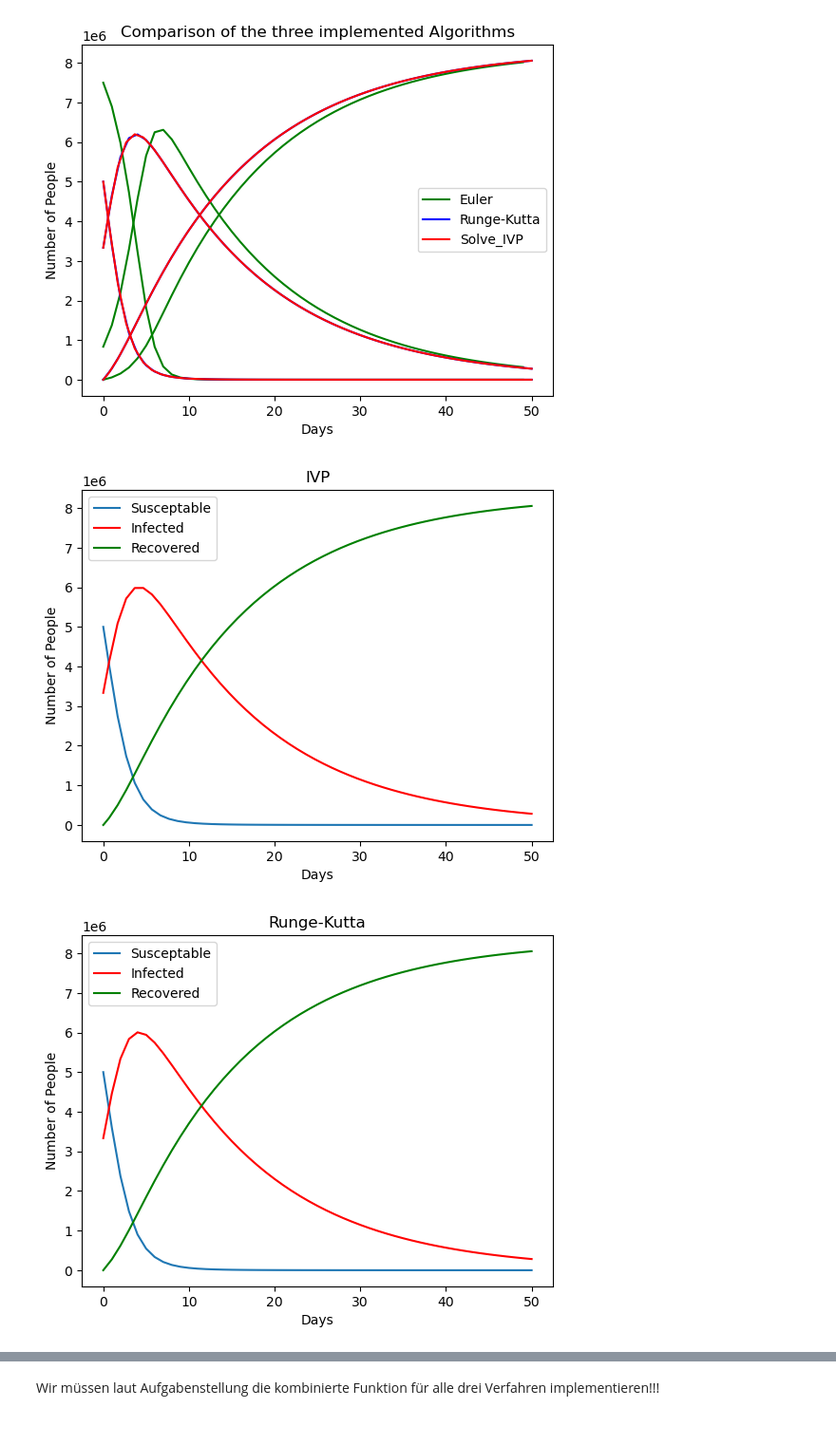
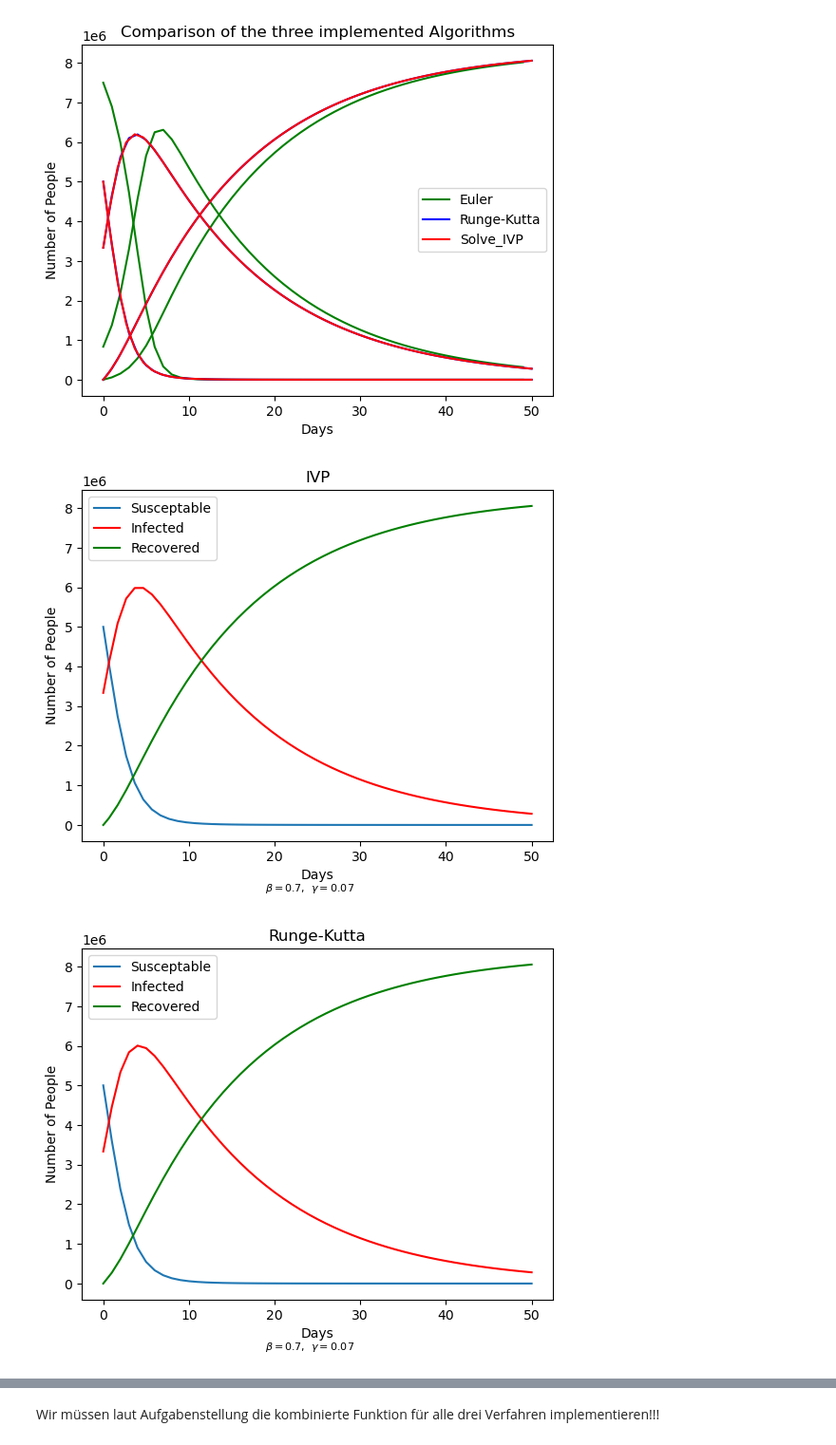
Before and after one commit to LoloSpirit/PlagueInc, a Jupyter notebook: Ausarbeitung_Projekt.ipynb, the cells around one changed output, grey strips where cells are left out. Shown at 95% size. Saved outputs shown, nothing was run; the diff lists cells and outputs as text; code cells hidden in the pictures.

```diff
--- a/Ausarbeitung_Projekt.ipynb
+++ b/Ausarbeitung_Projekt.ipynb
@@ -123,7 +123,7 @@ def cure_humanity():
 # %% [markdown]
 Es wird eine Funktion definiert die den zeitlichen Verlauf der SIR-Dynamik einer beliebigen Stadt als Plot darstellt. Dabei werden bereits drei Gruppen berücksichtigt, welche erst im erweiterten Modell betrachtet werden.
 # %%
-def plot_SIR(title, t, s, i, r, z=[], d=[], n=[]):
+def plot_SIR(title, t, s, i, r, z=[], d=[], n=[], values = {}):
     # Plot SIR values
     plt.close()
     plt.plot(t, s, label='Susceptable')
@@ -138,6 +138,15 @@ def plot_SIR(title, t, s, i, r, z=[], d=[], n=[]):
     plt.xlabel('Days')
     plt.ylabel('Number of People')
     plt.title(title)
+
+    # show all values provided underneath
+    subtitle = ''
+    for i, v in enumerate(values):
+        if i != 0:
+            subtitle += ',  '
+        subtitle += fr'${v} = {round(values[v],2)}$'
+
+    plt.figtext(.5,-.001, subtitle, fontsize=8, ha='center')
     plt.legend()
     plt.show()
 # %% [markdown]
@@ -279,10 +288,13 @@ Vergleicht man die drei Verfahren, so erkennt man, dass das Runge-Kutta-Verfahre
 test_city = cities['LHR']
 test_city.reset_city()
 test_city.infect_percent(.1)
+beta = 0.8
+gamma = 0.07
+days = 50
 
 plt.close()
 # plot euler
-t, s, i, r = calculate_SIR_euler(test_city, 0.8, 0.07, 50)
+t, s, i, r = calculate_SIR_euler(test_city, beta, gamma, days)
 plt.plot(t, s, c='green')
 plt.plot(t, i, c='green')
 plt.plot(t, r, c='green', label='Euler')
@@ -292,13 +304,13 @@ test_city.reset_city()
 test_city.infect_percent(.4)
 
 #plot runge-kutta
-t, s, i, r = calculate_SIR_runge_kutta(test_city, 0.8, 0.07, 50)
+t, s, i, r = calculate_SIR_runge_kutta(test_city, beta, gamma, days)
 plt.plot(t, s, c='blue')
 plt.plot(t, i, c='blue')
 plt.plot(t, r, c='blue', label='Runge-Kutta')
 
 # plot ivp
-sol = calculate_SIR_ivp(test_city, 0.8, 0.07, 50)
+sol = calculate_SIR_ivp(test_city, beta, gamma, days)
 plt.plot(sol.t, sol.y[0], c='red')
 plt.plot(sol.t, sol.y[1], c='red')
 plt.plot(sol.t, sol.y[2], c='red', label='Solve_IVP')
@@ -313,20 +325,23 @@ plt.show()
 # %%
 # infect people - intial condition
 test_city = cities['LHR']
 test_city.reset_city()
 test_city.infect_percent(.4)
+beta = 0.7
+gamma = 0.07
+days = 50
 
 # ivp
-sol = calculate_SIR_ivp(test_city, 0.7, 0.07, 50)
-plot_SIR('IVP', sol.t, sol.y[0], sol.y[1], sol.y[2])
+sol = calculate_SIR_ivp(test_city, beta, gamma, days)
+plot_SIR('IVP', sol.t, sol.y[0], sol.y[1], sol.y[2], values = {r'\beta': beta, r'\gamma': gamma})
 
 # runge-kutta
-t, s, i, r = calculate_SIR_runge_kutta(test_city, 0.7, 0.07, 50)
-plot_SIR('Runge-Kutta', t, s, i, r)
+t, s, i, r = calculate_SIR_runge_kutta(test_city, beta, gamma, days)
+plot_SIR('Runge-Kutta', t, s, i, r, values = {r'\beta': beta, r'\gamma': gamma})
 
 # euler
-t, s, i, r = calculate_SIR_euler(test_city, 0.7, 0.07, 50)
-plot_SIR('Euler', t, s, i, r)
+t, s, i, r = calculate_SIR_euler(test_city, beta, gamma, days)
+plot_SIR('Euler', t, s, i, r, values = {r'\beta': beta, r'\gamma': gamma})
 # %% [output]
-[figure, old version]
+[figure, new version]
-[figure, old version]
+[figure, new version]
```
Also changed, not shown: parts of 13 cells of this notebook, 1 other file.
